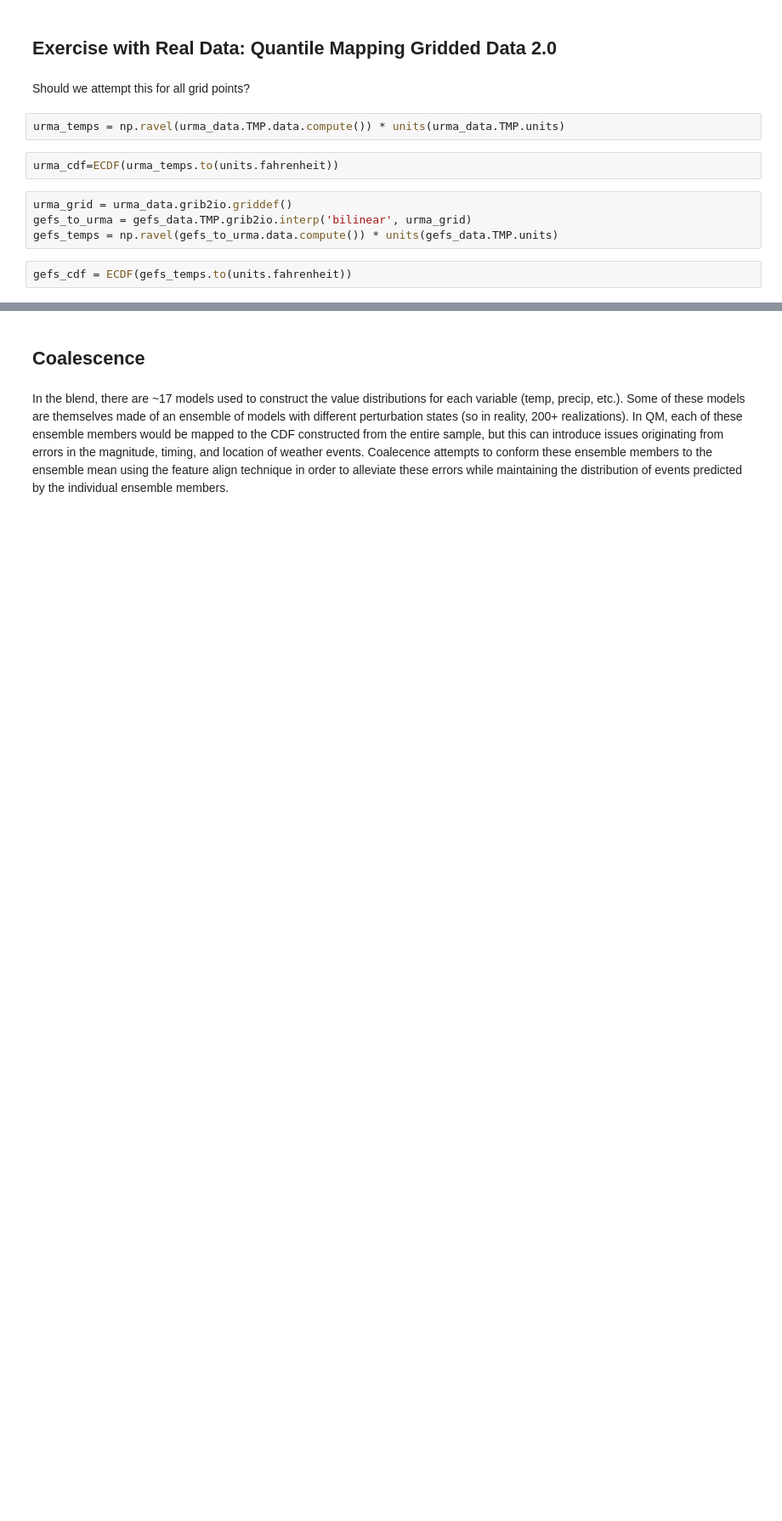
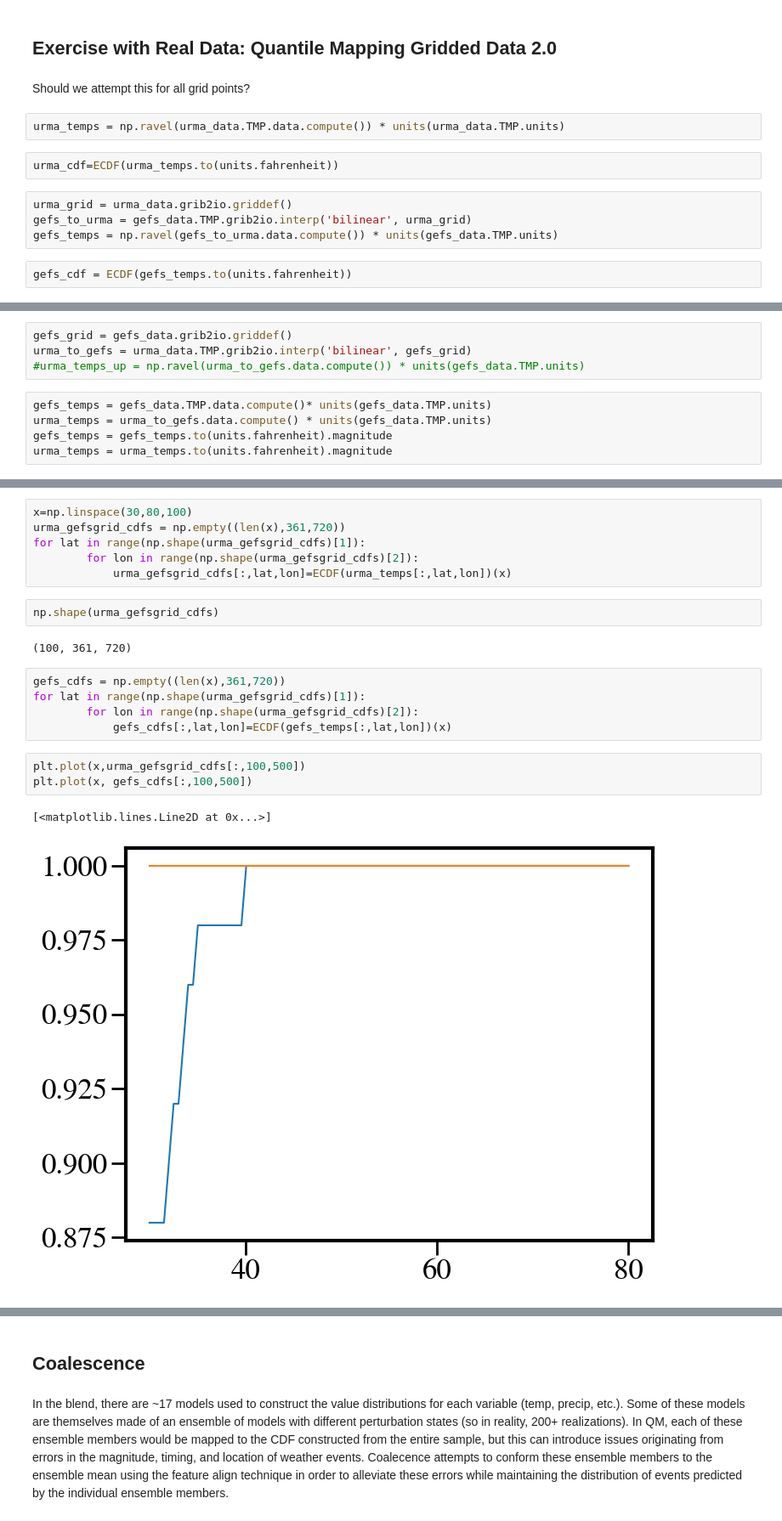
Before and after one commit to SidneyLower-NOAA/SMD_Notebooks, a Jupyter notebook: statistical_surveyor_of_sorts.ipynb, the cells around one changed output, grey strips where cells are left out. Shown at 85% size. Drawn from its saved outputs; the diff is of its cells as text; blank space fills up the shorter version.

Commit message:
corrected full grid example. almost working

```diff
--- a/statistical_surveyor_of_sorts.ipynb
+++ b/statistical_surveyor_of_sorts.ipynb
@@ -670,0 +650,9 @@ Turns out no! can't do. very very mem intensive. (assuming i'm doing this correc
+# %%
+gefs_grid = gefs_data.grib2io.griddef()
+urma_to_gefs = urma_data.TMP.grib2io.interp('bilinear', gefs_grid)
+#urma_temps_up = np.ravel(urma_to_gefs.data.compute()) * units(gefs_data.TMP.units)
+# %%
+gefs_temps = gefs_data.TMP.data.compute()* units(gefs_data.TMP.units)
+urma_temps = urma_to_gefs.data.compute() * units(gefs_data.TMP.units)
+gefs_temps = gefs_temps.to(units.fahrenheit).magnitude
+urma_temps = urma_temps.to(units.fahrenheit).magnitude
@@ -670,0 +667,21 @@ Turns out no! can't do. very very mem intensive. (assuming i'm doing this correc
+# %%
+x=np.linspace(30,80,100)
+urma_gefsgrid_cdfs = np.empty((len(x),361,720))
+for lat in range(np.shape(urma_gefsgrid_cdfs)[1]):
+        for lon in range(np.shape(urma_gefsgrid_cdfs)[2]):
+            urma_gefsgrid_cdfs[:,lat,lon]=ECDF(urma_temps[:,lat,lon])(x)
+# %%
+np.shape(urma_gefsgrid_cdfs)
+# %% [output]
+(100, 361, 720)
+# %%
+gefs_cdfs = np.empty((len(x),361,720))
+for lat in range(np.shape(urma_gefsgrid_cdfs)[1]):
+        for lon in range(np.shape(urma_gefsgrid_cdfs)[2]):
+            gefs_cdfs[:,lat,lon]=ECDF(gefs_temps[:,lat,lon])(x)
+# %%
+plt.plot(x,urma_gefsgrid_cdfs[:,100,500])
+plt.plot(x, gefs_cdfs[:,100,500])
+# %% [output]
+[<matplotlib.lines.Line2D at 0x...>]
+[figure, added]
```
Also changed, not shown: parts of 14 cells of this notebook.
